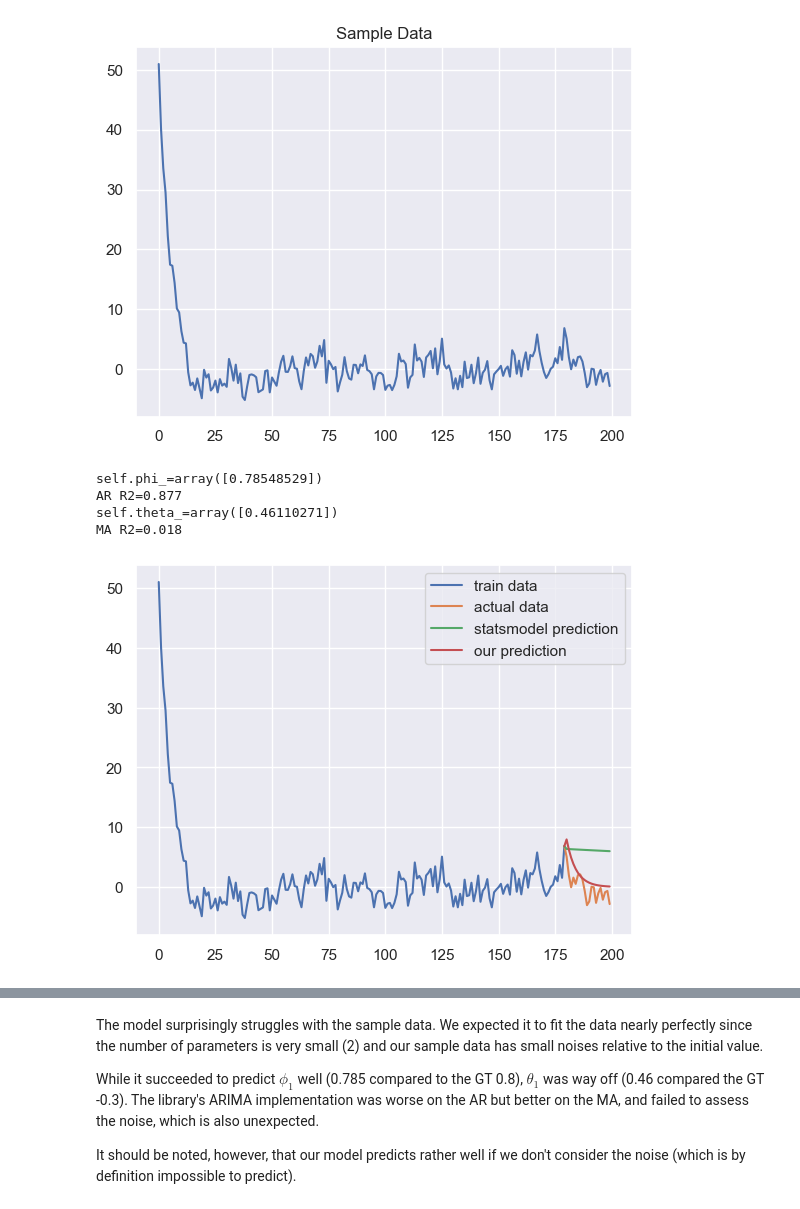
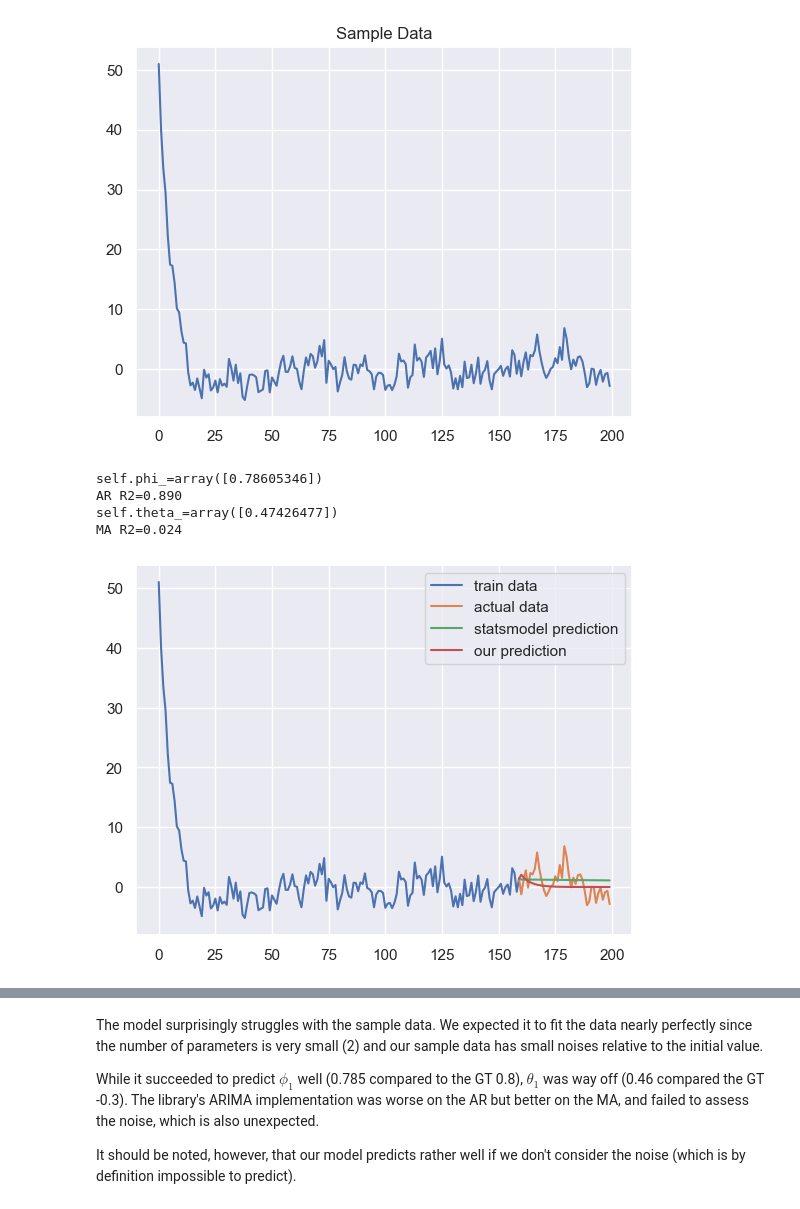
Before and after one commit to stavco9/advancedml-exc3, a Jupyter notebook: 3945_2025A_HW3_Boosting.ipynb, the cells around one changed output, grey strips where cells are left out. Saved outputs shown, nothing was run; the diff lists cells and outputs as text; code cells hidden in the pictures.

```diff
--- a/3945_2025A_HW3_Boosting.ipynb
+++ b/3945_2025A_HW3_Boosting.ipynb
@@ -179,9 +179,17 @@ class ARMACustom:
             if i >= n:
                 preds[i] = ar + ma  # we change only future indexes
             else:
-                noise_preds[i] = preds[i] - ar - ma
+                noise_preds[i] = preds[i] - ar
                 # will be 0 for new indexes, since we don't know X[i] for i >= n
         return preds[n:]
+
+    def __str__(self):
+        string = f"x_n = "
+        for i, phi in enumerate(self.phi_[::-1]):
+            string += f"{phi:+.3f}x_{{n-{i+1}}}"
+        for j, theta in enumerate(self.theta_[::-1]):
+            string += f"{theta:+.3f}w_{{n-{j+1}}}"
+        return f"${string}$"
 
 
 class ARIMACustom(ARMACustom):
@@ -240,6 +248,9 @@ class ARIMACustom(ARMACustom):
                 return dx.cumsum() + self.Z[-1]
             case _:
                 raise Exception(f"{self.d=} which is invalid")
+
+    def __str__(self):
+        return f"[{self.d} derivative] {super().__str__()}"
 # %% [markdown]
 # A sample dataset
 
@@ -267,41 +278,44 @@ plt.show()
 [figure]
 # %%
 order = (1, 0, 1)
-test_size = 20
-X_train = X[:-test_size]
-X_test = X[-test_size:]
+train_rate = 0.8
+split = int(len(X) * train_rate)
+
+X_train = X[:split]
+X_test = X[split:]
+x_labels = np.arange(len(X))
 
 our_model = ARIMACustom(X_train, verbose=True, order=order)
 our_model.fit()
 statsmodel_model = ARIMA(X_train, trend="n", order=order)
 statsmodel_model = statsmodel_model.fit()
 
-our_forecast = our_model.forecast(test_size)
-statsmodel_forecast = statsmodel_model.get_forecast(test_size).predicted_mean
-plt.plot(X_train, label="train data")
+our_forecast = our_model.forecast(len(X_test))
+statsmodel_forecast = statsmodel_model.get_forecast(len(X_test)).predicted_mean
+plt.plot(x_labels[:split], X_train, label="train data")
 plt.plot(
-    range(len(X_train) - 1, len(X_train) + test_size),
+    x_labels[split-1:],
     np.insert(X_test, 0, X_train[-1]),
     label="actual data",
 )
 plt.plot(
-    range(len(X_train) - 1, len(X_train) + test_size),
+    x_labels[split-1:],
     np.insert(statsmodel_forecast, 0, X_train[-1]),
     label="statsmodel prediction",
 )
 plt.plot(
-    range(len(X_train) - 1, len(X_train) + test_size),
+    x_labels[split-1:],
     np.insert(our_forecast, 0, X_train[-1]),
     label="our prediction",
 )
 plt.legend()
 plt.show()
 # %% [output]
-self.phi_=array([0.78548529])
-AR R2=0.877
-self.theta_=array([0.46110271])
-MA R2=0.018
+self.phi_=array([0.78605346])
+AR R2=0.890
+self.theta_=array([0.47426477])
+MA R2=0.024
-[figure, old version]
+[figure, new version]
 # %%
 statsmodel_model.summary()
 # %% [output]
```
Also changed, not shown: parts of 11 cells of this notebook.
